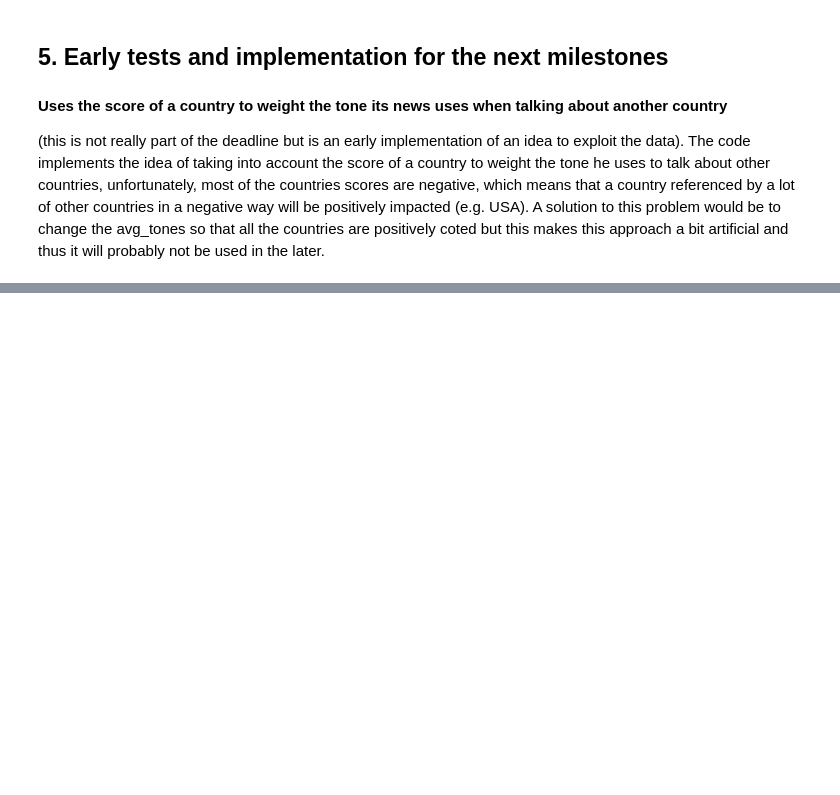
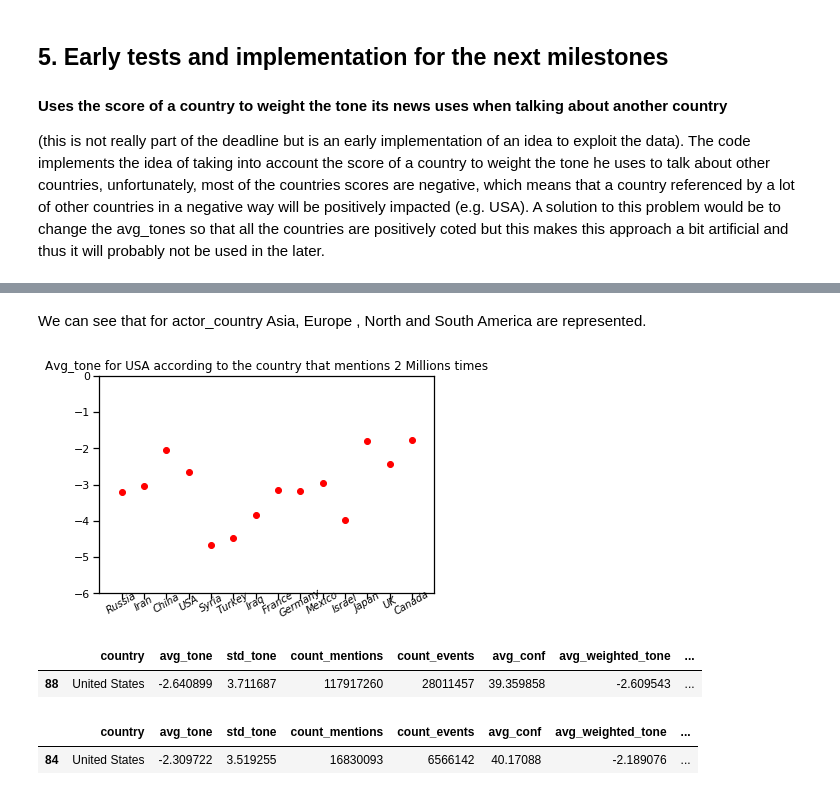
Before and after one commit to NatGr/projectAdA, a Jupyter notebook: Notebook.ipynb, the cells around one changed output, grey strips where cells are left out. Saved outputs shown, nothing was run; the diff lists cells and outputs as text; code cells hidden in the pictures; blank space fills up the shorter version.

```diff
--- a/Notebook.ipynb
+++ b/Notebook.ipynb
@@ -428,0 +429,3 @@ country_view = pd.Series(data=eig_vec, index=index_to_country, name="tone").sort
+# %%
+most_count_mentions = country_to_country_view[country_to_country_view["count_mentions"] >2000000]
+most_count_mentions["actor_country"]
@@ -428,0 +479,3 @@ country_view = pd.Series(data=eig_vec, index=index_to_country, name="tone").sort
+# %%
+most_count_mentions_USA = most_count_mentions[most_count_mentions["mention_country"] == "United States"]
+most_count_mentions_USA
@@ -428,0 +498,25 @@ country_view = pd.Series(data=eig_vec, index=index_to_country, name="tone").sort
+# %% [markdown]
+We can see that for actor_country Asia, Europe , North and South America are represented.
+# %%
+plt.plot(most_count_mentions_USA["actor_country"],most_count_mentions_USA["avg_tone"] , 'ro')
+axes = plt.gca()
+plt.title('Avg_tone for USA according to the country that mentions 2 Millions times')
+axes.set_xlim(-1, 14)
+axes.set_ylim(-6, 0)
+axes.xaxis.set_ticklabels(['Russia', 'Iran', 'China', 'USA',
+                           'Syria','Turkey','Iraq','France',
+                          'Germany','Mexico','Israel',
+                          'Japan','UK','Canada'], rotation = 30, color = 'black', fontsize = 10, style = 'italic', verticalalignment = 'center')
+plt.show()
+# %% [output]
+[figure, added]
+# %%
+country_inner_view[country_inner_view["country"] == "United States"]
+# %% [output]
+|  | country | avg_tone | std_tone | count_mentions | count_events | avg_conf | avg_weighted_tone | ... |
+| 88 | United States | -2.640899 | 3.711687 | 117917260 | 28011457 | 39.359858 | -2.609543 | ... |
+# %%
+country_outer_view[country_outer_view["country"] == "United States"]
+# %% [output]
+|  | country | avg_tone | std_tone | count_mentions | count_events | avg_conf | avg_weighted_tone | ... |
+| 84 | United States | -2.309722 | 3.519255 | 16830093 | 6566142 | 40.17088 | -2.189076 | ... |
```
Also changed, not shown: parts of 34 cells of this notebook.
